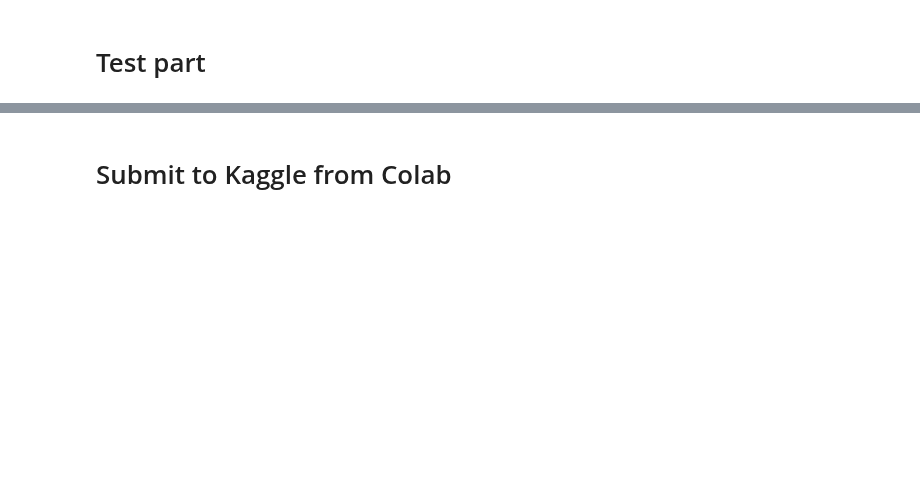
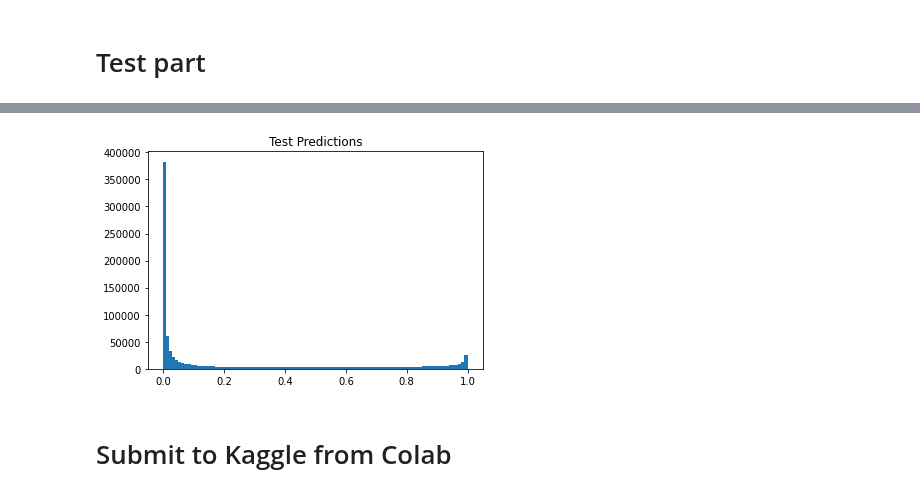
Before and after one commit to ryu-i-engineer/kaggle, a Jupyter notebook: competitions/Amex-Default-Prediction/amex-default-prediction-xgb.ipynb, the cells around one changed output, grey strips where cells are left out. Saved outputs shown, nothing was run; the diff lists cells and outputs as text; code cells hidden in the pictures; blank space fills up the shorter version.

```diff
--- a/competitions/Amex-Default-Prediction/amex-default-prediction-xgb.ipynb
+++ b/competitions/Amex-Default-Prediction/amex-default-prediction-xgb.ipynb
@@ -85,7 +85,7 @@ train = pd.read_parquet("/content/train_fe_plus_plus.parquet")
 # %%
 # https://www.kaggle.com/code/ragnar123/amex-lgbm-dart-cv-0-7963
 # Round last float features to 2 decimal place
-float_cols = list(train.dtypes[(train.dtypes == 'float16') | (train.dtypes == 'float32') | (train.dtypes == 'float64')].index)
+float_cols = list(train.dtypes[(train.dtypes == 'float32') | (train.dtypes == 'float64')].index)
 float_cols = [col for col in float_cols if 'last' in col]
 
 train[float_cols] = train[float_cols].round(2)
@@ -102,15 +102,15 @@ print('XGB Version',xgb.__version__)
 
 # XGB MODEL PARAMETERS
 xgb_parms = {
-    # 'max_depth':7,
-    'eta':0.01,
-    # 'subsample':0.88,
-    # 'colsample_bytree':0.5,
-    # 'min_child_weight':8,
+    'max_depth':7,
+    'eta':0.02,
+    'subsample':0.88,
+    'colsample_bytree':0.5,
+    'min_child_weight':8,
 #     'booster': 'dart',
 #     'max_delta_step': 16,
-    # 'gamma':1.5,
-    'lambda':2,
+    'gamma':1.5,
+    'lambda':70,
 #     'reg_alpha':2,
 #     'reg_lambda':2,
 #     'scale_pos_weight':2.5,
@@ -181,10 +181,10 @@ for fold,(train_idx, valid_idx) in enumerate(skf.split(train, train.target )):
                 dtrain=dtrain,
                 evals=[(dtrain,'train'),(dvalid,'eval')],
                 num_boost_round=15000,
-                early_stopping_rounds=300,
+                early_stopping_rounds=500,
                 maximize=True,
                 custom_metric= xgb_amex,
-                verbose_eval=500)
+                verbose_eval=200)
     model.save_model(f'XGB_v{VER}_fold{fold}.xgb')
 
     # GET FEATURE IMPORTANCE FOR FOLD K
@@ -193,7 +193,7 @@ for fold,(train_idx, valid_idx) in enumerate(skf.split(train, train.target )):
     importances.append(df)
 
     # INFER OOF FOLD K
-    oof_preds = model.predict(dtrain)
+    oof_preds = model.predict(dvalid)
     acc = amex_metric_numpy(y_valid.values, oof_preds)
     print('Kaggle Metric =',acc,'\n')
 
@@ -322,8 +361,10 @@ sub.head()
 # %%
 # PLOT PREDICTIONS
-plt.hist(sub.to_pandas().prediction, bins=100)
+plt.hist(sub.prediction, bins=100)
 plt.title('Test Predictions')
 plt.show()
+# %% [output]
+[figure, added]
 # %% [markdown]
 # Submit to Kaggle from Colab
 # %%
```
Also changed, not shown: parts of 8 cells of this notebook.
